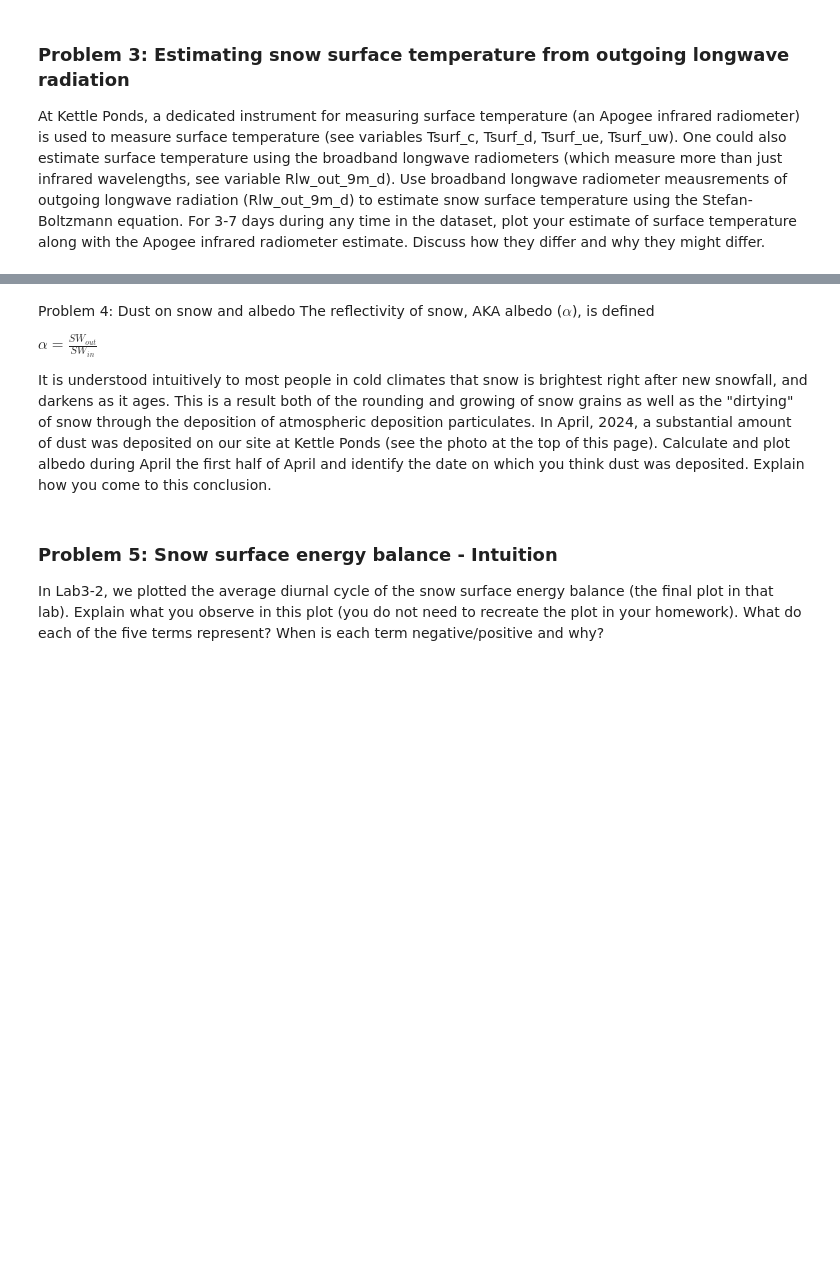
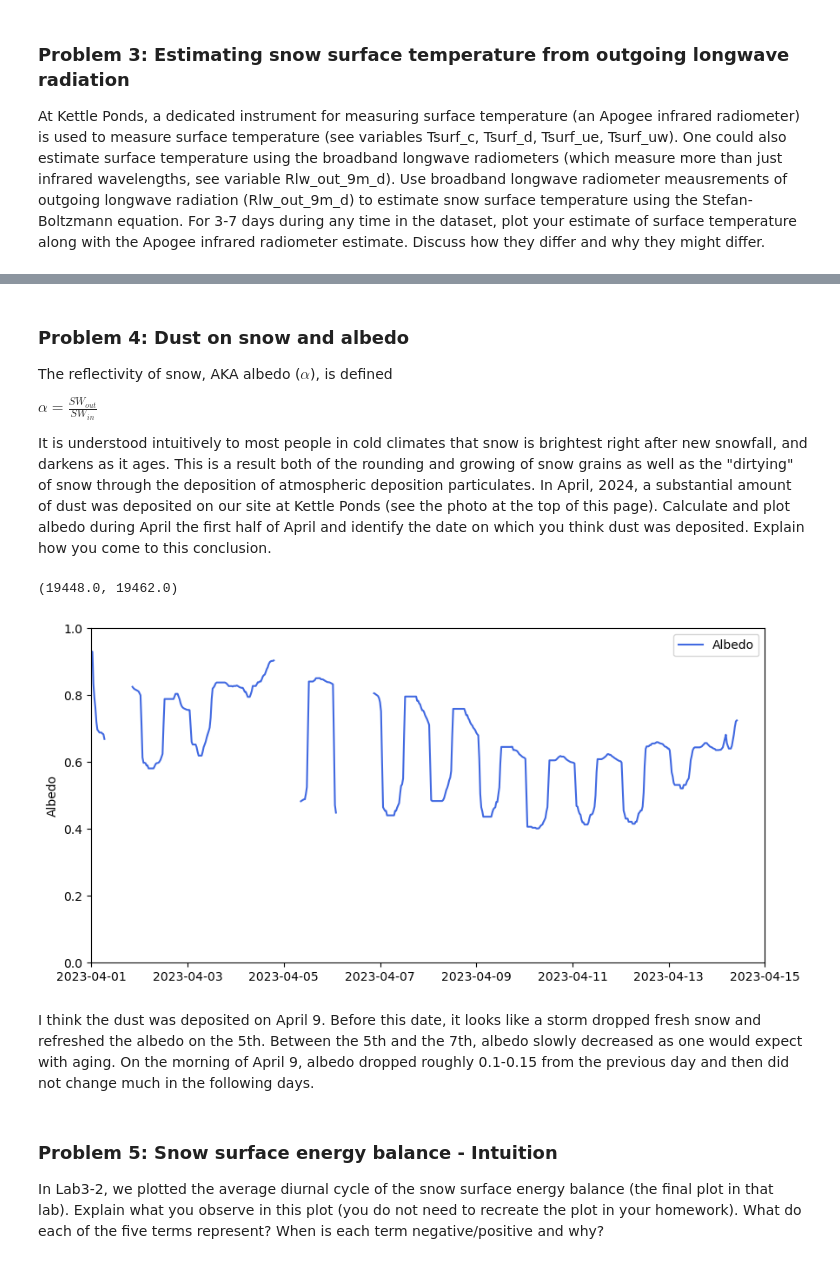
Before and after one commit to clinton-alden/snow_hydrology_WI25, a Jupyter notebook: module3/homework3.ipynb, the cells around one changed output, grey strips where cells are left out. Drawn from its saved outputs; the diff is of its cells as text; code cells hidden in the pictures; blank space fills up the shorter version.

```diff
--- a/module3/homework3.ipynb
+++ b/module3/homework3.ipynb
@@ -87,10 +128,31 @@ At Kettle Ponds, a dedicated instrument for measuring surface temperature (an Ap
 # %% [markdown]
-Problem 4: Dust on snow and albedo
+### Problem 4: Dust on snow and albedo
 The reflectivity of snow, AKA albedo ($\alpha$), is defined
 
 $\alpha = \frac{SW_{out}}{SW_{in}}$
 
 It is understood intuitively to most people in cold climates that snow is brightest right after new snowfall, and darkens as it ages. This is a result both of the rounding and growing of snow grains as well as the "dirtying" of snow through the deposition of atmospheric deposition particulates. In April, 2024, a substantial amount of dust was deposited on our site at Kettle Ponds (see the photo at the top of this page). Calculate and plot albedo during April the first half of April and identify the date on which you think dust was deposited. Explain how you come to this conclusion.
+# %%
+albedo = sos_rad_data['Rsw_out_9m_d'] / sos_rad_data['Rsw_in_9m_d']
+albedo = albedo.rolling(window=24).median()
+# albedo = albedo.where(albedo < 1)
+# albedo = albedo.where(albedo > 0)
+# %%
+fig, ax = plt.subplots(figsize=(10, 5))
+
+# plot albedo
+ax.plot(albedo.index, albedo, label='Albedo', color='royalblue')
+
+ax.set_ylabel('Albedo')
+ax.set_ylim(0, 1)
+ax.legend()
+
+ax.set_xlim(pd.Timestamp('2023-04-01'), pd.Timestamp('2023-04-15'))
+# %% [output]
+(19448.0, 19462.0)
+[figure, added]
+# %% [markdown]
+I think the dust was deposited on April 9. Before this date, it looks like a storm dropped fresh snow and refreshed the albedo on the 5th. Between the 5th and the 7th, albedo slowly decreased as one would expect with aging. On the morning of April 9, albedo dropped roughly 0.1-0.15 from the previous day and then did not change much in the following days.
 # %% [markdown]
 ### Problem 5: Snow surface energy balance - Intuition
 In Lab3-2, we plotted the average diurnal cycle of the snow surface energy balance (the final plot in that lab). Explain what you observe in this plot (you do not need to recreate the plot in your homework). What do each of the five terms represent? When is each term negative/positive and why?
```
Also changed, not shown: parts of 9 cells of this notebook, 1 other file.
